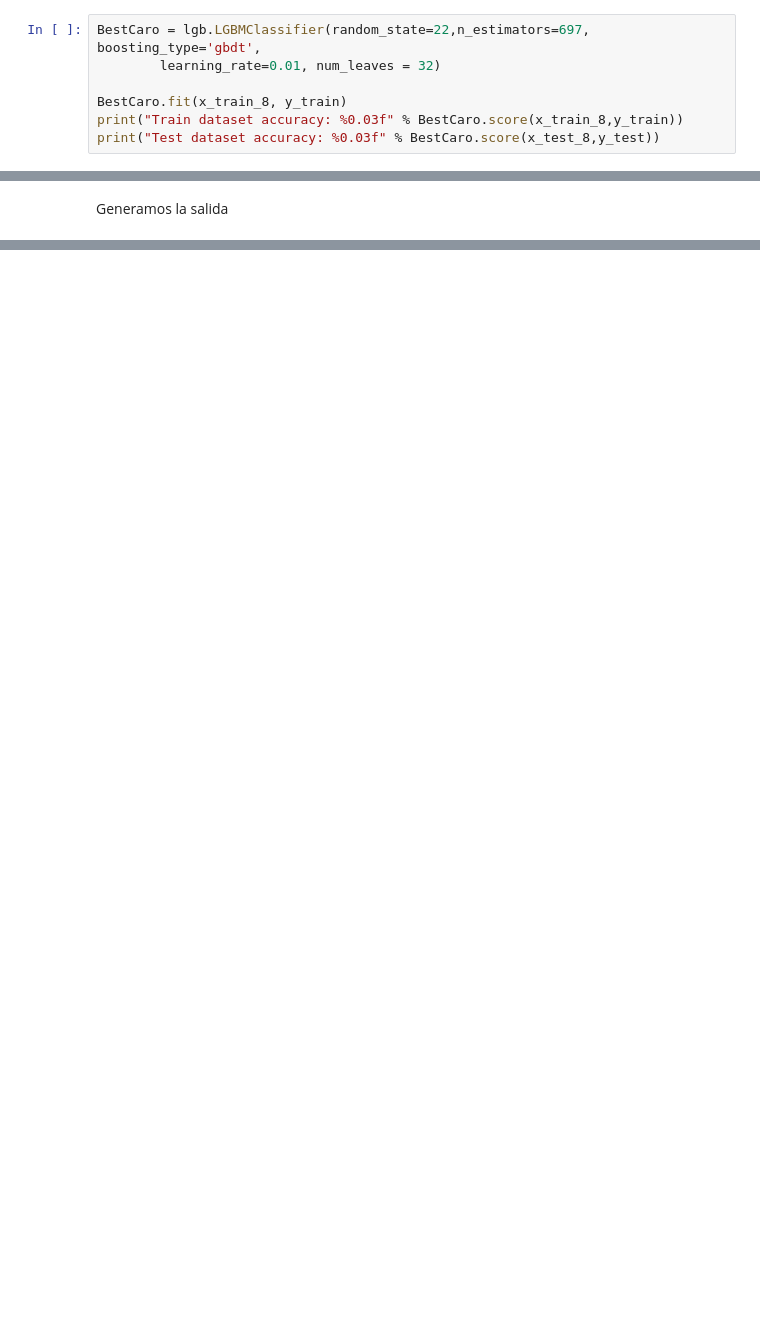
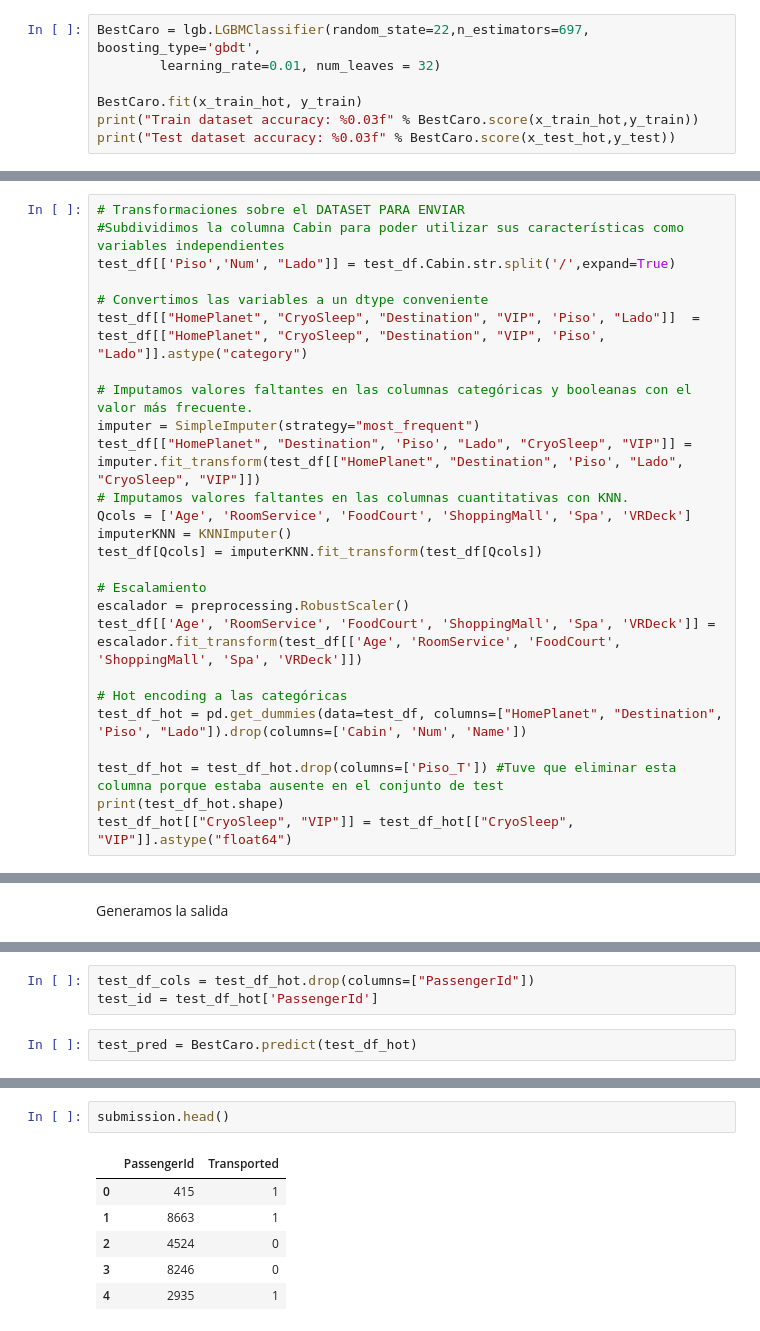
Before and after one commit to SebastianOrmaechea/An-lisis-Supervisado-Grupo-32, a Jupyter notebook: Practico_An_Sup_SGO_v5.ipynb, the cells around one changed output, grey strips where cells are left out. Saved outputs shown, nothing was run; the diff lists cells and outputs as text; blank space fills up the shorter version.

```diff
--- a/Practico_An_Sup_SGO_v5.ipynb
+++ b/Practico_An_Sup_SGO_v5.ipynb
@@ -369,7 +423,7 @@ x_test_8[["CryoSleep", "VIP"]] = x_test_hot[["CryoSleep", "VIP"]].astype("float6
 BestCaro = lgb.LGBMClassifier(random_state=22,n_estimators=697, boosting_type='gbdt',
         learning_rate=0.01, num_leaves = 32)
 
-BestCaro.fit(x_train_8, y_train)
-print("Train dataset accuracy: %0.03f" % BestCaro.score(x_train_8,y_train))
-print("Test dataset accuracy: %0.03f" % BestCaro.score(x_test_8,y_test))
+BestCaro.fit(x_train_hot, y_train)
+print("Train dataset accuracy: %0.03f" % BestCaro.score(x_train_hot,y_train))
+print("Test dataset accuracy: %0.03f" % BestCaro.score(x_test_hot,y_test))
 # %% [output]
@@ -509,0 +589,26 @@ test_df
+# %%
+# Transformaciones sobre el DATASET PARA ENVIAR
+#Subdividimos la columna Cabin para poder utilizar sus características como variables independientes
+test_df[['Piso','Num', "Lado"]] = test_df.Cabin.str.split('/',expand=True)
+
+# Convertimos las variables a un dtype conveniente
+test_df[["HomePlanet", "CryoSleep", "Destination", "VIP", 'Piso', "Lado"]]  = test_df[["HomePlanet", "CryoSleep", "Destination", "VIP", 'Piso', "Lado"]].astype("category")
+
+# Imputamos valores faltantes en las columnas categóricas y booleanas con el valor más frecuente.
+imputer = SimpleImputer(strategy="most_frequent")
+test_df[["HomePlanet", "Destination", 'Piso', "Lado", "CryoSleep", "VIP"]] = imputer.fit_transform(test_df[["HomePlanet", "Destination", 'Piso', "Lado", "CryoSleep", "VIP"]])
+# Imputamos valores faltantes en las columnas cuantitativas con KNN.
+Qcols = ['Age', 'RoomService', 'FoodCourt', 'ShoppingMall', 'Spa', 'VRDeck']
+imputerKNN = KNNImputer()
+test_df[Qcols] = imputerKNN.fit_transform(test_df[Qcols])
+
+# Escalamiento
+escalador = preprocessing.RobustScaler()
+test_df[['Age', 'RoomService', 'FoodCourt', 'ShoppingMall', 'Spa', 'VRDeck']] = escalador.fit_transform(test_df[['Age', 'RoomService', 'FoodCourt', 'ShoppingMall', 'Spa', 'VRDeck']])
+
+# Hot encoding a las categóricas
+test_df_hot = pd.get_dummies(data=test_df, columns=["HomePlanet", "Destination", 'Piso', "Lado"]).drop(columns=['Cabin', 'Num', 'Name'])
+
+test_df_hot = test_df_hot.drop(columns=['Piso_T']) #Tuve que eliminar esta columna porque estaba ausente en el conjunto de test
+print(test_df_hot.shape)
+test_df_hot[["CryoSleep", "VIP"]] = test_df_hot[["CryoSleep", "VIP"]].astype("float64")
@@ -530,2 +621,7 @@ test_pred = clf.predict(test_df)
+# %%
+test_df_cols = test_df_hot.drop(columns=["PassengerId"])
+test_id = test_df_hot['PassengerId']
+# %%
+test_pred = BestCaro.predict(test_df_hot)
 # %%
 submission = pd.DataFrame(list(zip(test_id, test_pred)), columns=["PassengerId", "Transported"])
@@ -532,0 +629,9 @@ submission.to_csv("sample_submission.csv", header=True, index=False)
+# %%
+submission.head()
+# %% [output]
+|  | PassengerId | Transported |
+| 0 | 415 | 1 |
+| 1 | 8663 | 1 |
+| 2 | 4524 | 0 |
+| 3 | 8246 | 0 |
+| 4 | 2935 | 1 |
```
Also changed, not shown: parts of 17 cells of this notebook.
